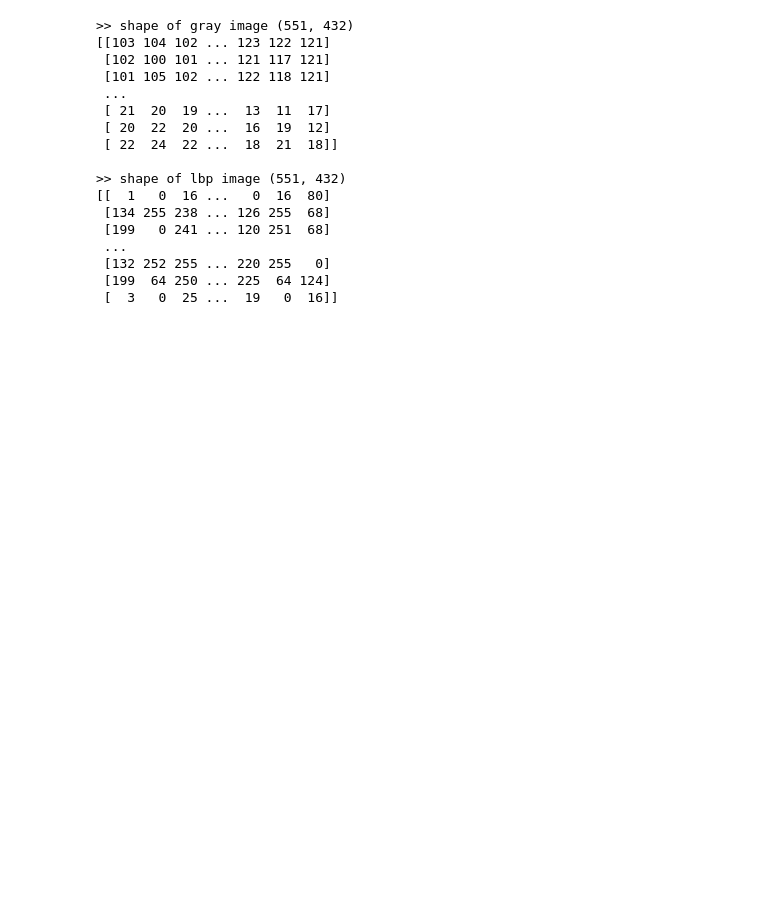
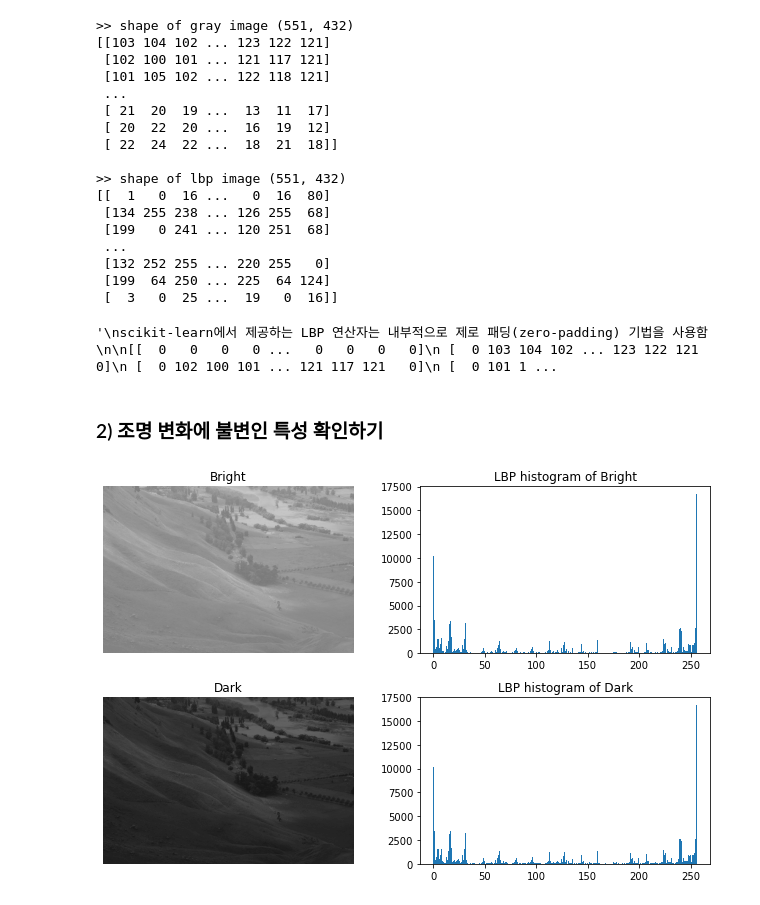
Before and after one commit to mjw2705/MachineVision, a Jupyter notebook: ch6-2_lbp/lbp.ipynb, the cells around one changed output. Cells and saved outputs as stored; diff of their text form; code cells hidden in the pictures; blank space fills up the shorter version.

```diff
--- a/ch6-2_lbp/lbp.ipynb
+++ b/ch6-2_lbp/lbp.ipynb
@@ -69,3 +105,66 @@ print(lbp)
  [132 252 255 ... 220 255   0]
  [199  64 250 ... 225  64 124]
  [  3   0  25 ...  19   0  16]]
+# %%
+'''
+scikit-learn에서 제공하는 LBP 연산자는 내부적으로 제로 패딩(zero-padding) 기법을 사용함
+
+[[  0   0   0   0 ...   0   0   0   0]
+ [  0 103 104 102 ... 123 122 121   0]
+ [  0 102 100 101 ... 121 117 121   0]
+ [  0 101 105 102 ... 122 118 121   0]
+ ...
+ [  0  21  20  19 ...  13  11  17   0]
+ [  0  20  22  20 ...  16  19  12   0]
+ [  0  22  24  22 ...  18  21  18   0]
+ [  0   0   0   0 ...   0   0   0   0]]
+
+'''
+# %% [output]
+'\nscikit-learn에서 제공하는 LBP 연산자는 내부적으로 제로 패딩(zero-padding) 기법을 사용함\n\n[[  0   0   0   0 ...   0   0   0   0]\n [  0 103 104 102 ... 123 122 121   0]\n [  0 102 100 101 ... 121 117 121   0]\n [  0 101 1 ...
+# %% [markdown]
+### 2) 조명 변화에 불변인 특성 확인하기
+# %%
+## LBP 파라미터
+radius = 1
+numPoints = 8 * radius
+method = 'default'
+
+img = cv2.imread('landscape.jpg')
+img = cv2.resize(img, None, fx=0.4, fy=0.4)
+gray1 = cv2.cvtColor(img, cv2.COLOR_BGR2GRAY)
+
+## 어두운 이미지 생성
+gray2 = gray1.copy()
+gray2 = gray2 - 100
+
+# LBP 계산
+lbp1 = local_binary_pattern(gray1, numPoints, radius, method)
+lbp2 = local_binary_pattern(gray2, numPoints, radius, method)
+
+## 결과 시각화
+n_bins = int(lbp1.max()) + 1
+plt.figure(figsize=(9, 6))
+
+plt.subplot(2,2,1)
+plt.imshow(gray1, cmap='gray', vmin=0, vmax=255)
+plt.axis('off')
+plt.title('Bright')
+
+plt.subplot(2,2,2)
+plt.hist(lbp1.ravel(), bins=n_bins, range=(0,n_bins))
+plt.title('LBP histogram of Bright')
+
+plt.subplot(2,2,3)
+plt.imshow(gray2, cmap='gray', vmin=0, vmax=255)
+plt.axis('off')
+plt.title('Dark')
+
+plt.subplot(2,2,4)
+plt.hist(lbp2.ravel(), bins=n_bins, range=(0,n_bins))
+plt.title('LBP histogram of Dark')
+
+plt.tight_layout()
+plt.show()
+# %% [output]
+[figure, added]
```
Also changed, not shown: parts of 8 cells of this notebook.
